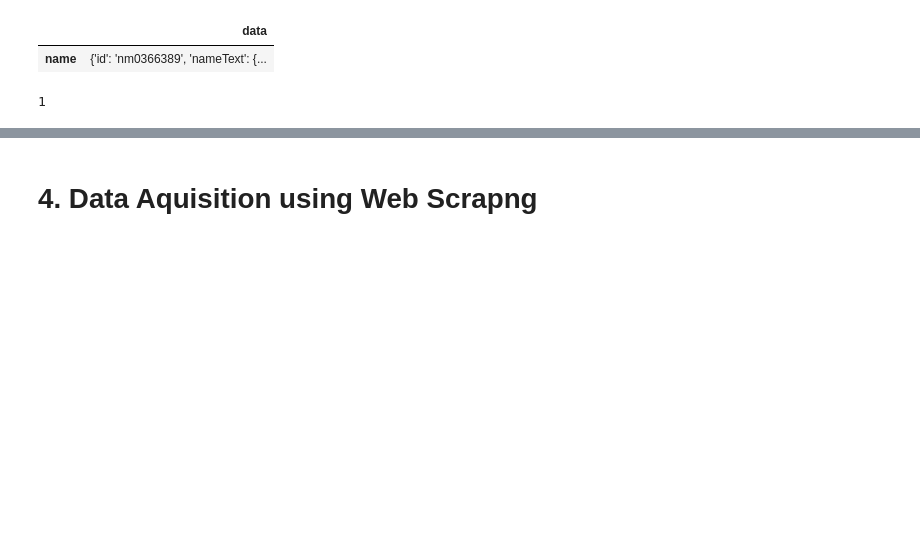
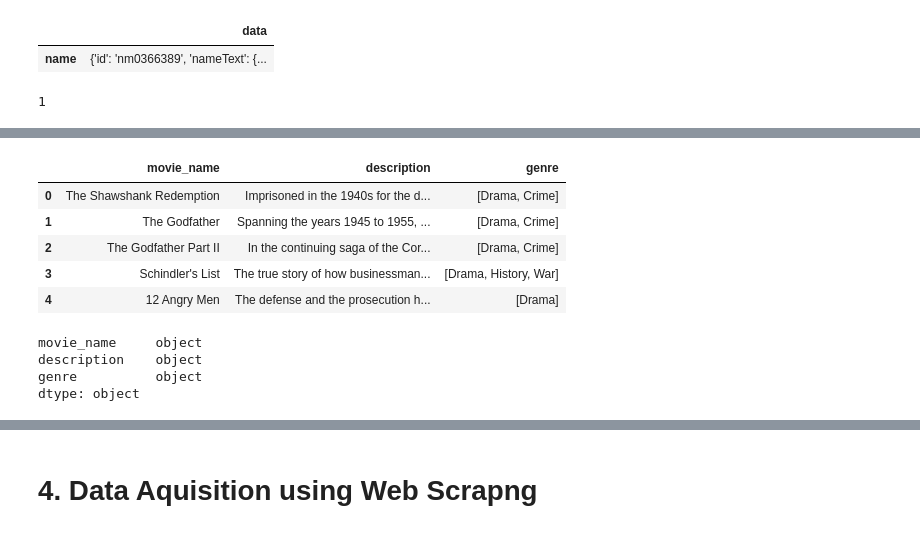
Before and after one commit to vinod-kaumar/NLP-by-vinod, a Jupyter notebook: Day-1/Data_Acquisition.ipynb, the cells around one changed output, grey strips where cells are left out. Cells and saved outputs as stored; diff of their text form; code cells hidden in the pictures; blank space fills up the shorter version.

```diff
--- a/Day-1/Data_Acquisition.ipynb
+++ b/Day-1/Data_Acquisition.ipynb
@@ -124,0 +267,18 @@ len(df.data)
+# %%
+df.drop("genre_ids", axis = 1, inplace = True)
+# %%
+df.head()
+# %% [output]
+|  | movie_name | description | genre |
+| 0 | The Shawshank Redemption | Imprisoned in the 1940s for the d... | [Drama, Crime] |
+| 1 | The Godfather | Spanning the years 1945 to 1955, ... | [Drama, Crime] |
+| 2 | The Godfather Part II | In the continuing saga of the Cor... | [Drama, Crime] |
+| 3 | Schindler's List | The true story of how businessman... | [Drama, History, War] |
+| 4 | 12 Angry Men | The defense and the prosecution h... | [Drama] |
+# %%
+df.dtypes
+# %% [output]
+movie_name     object
+description    object
+genre          object
+dtype: object
```
Also changed, not shown: parts of 23 cells of this notebook, 3 other files.
